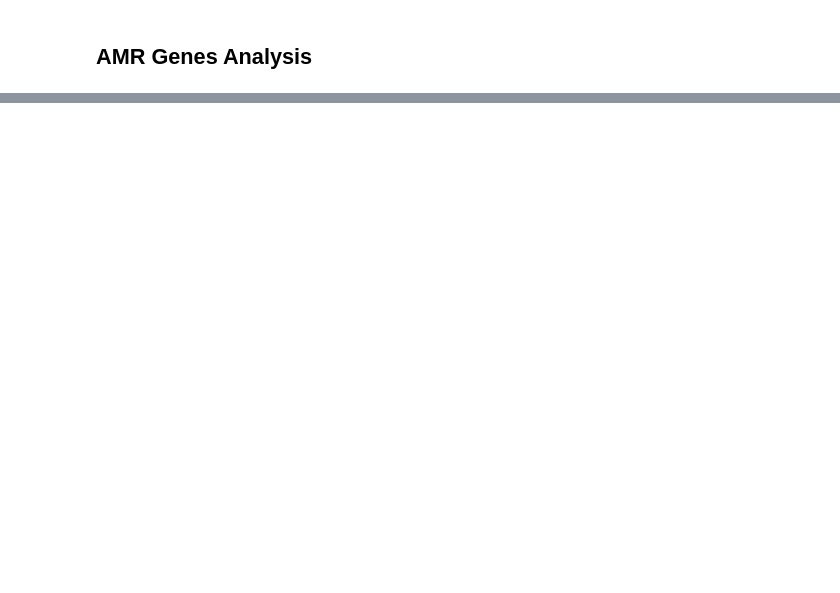
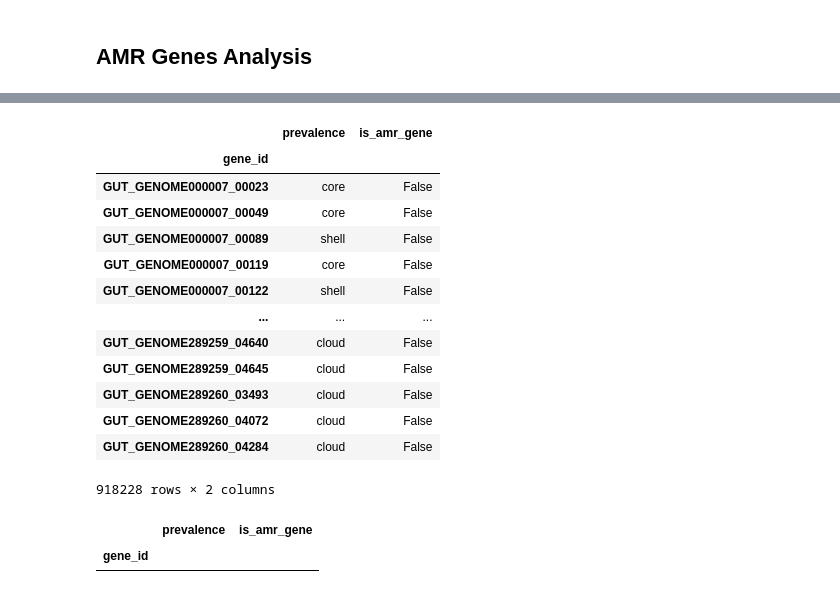
Before and after one commit to bsmith89/strain-corr, a Jupyter notebook: nb/analyze_pangenome_fractions_hmp2_strains.ipynb, the cells around one changed output, grey strips where cells are left out. Saved outputs shown, nothing was run; the diff lists cells and outputs as text; code cells hidden in the pictures; blank space fills up the shorter version.

```diff
--- a/nb/analyze_pangenome_fractions_hmp2_strains.ipynb
+++ b/nb/analyze_pangenome_fractions_hmp2_strains.ipynb
@@ -926,2 +1199,22 @@ for prevalence_class in ['core', 'shell', 'cloud', 'absent']:
+# %%
+d0
+# %% [output]
+|  | prevalence | is_amr_gene |
+| gene_id |  |  |
+| GUT_GENOME000007_00023 | core | False |
+| GUT_GENOME000007_00049 | core | False |
+| GUT_GENOME000007_00089 | shell | False |
+| GUT_GENOME000007_00119 | core | False |
+| GUT_GENOME000007_00122 | shell | False |
+| ... | ... | ... |
+| GUT_GENOME289259_04640 | cloud | False |
+| GUT_GENOME289259_04645 | cloud | False |
+| GUT_GENOME289260_03493 | cloud | False |
+| GUT_GENOME289260_04072 | cloud | False |
+| GUT_GENOME289260_04284 | cloud | False |
+918228 rows × 2 columns
 # %%
-d0[lambda x: ~x.absent]
+d0[lambda x: (x.prevalence == 'absent')]
+# %% [output]
+|  | prevalence | is_amr_gene |
+| gene_id |  |  |
```
Also changed, not shown: parts of 34 cells of this notebook, 4 other files.
